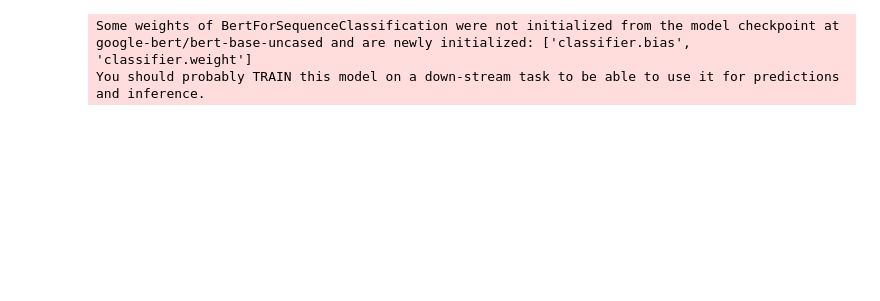
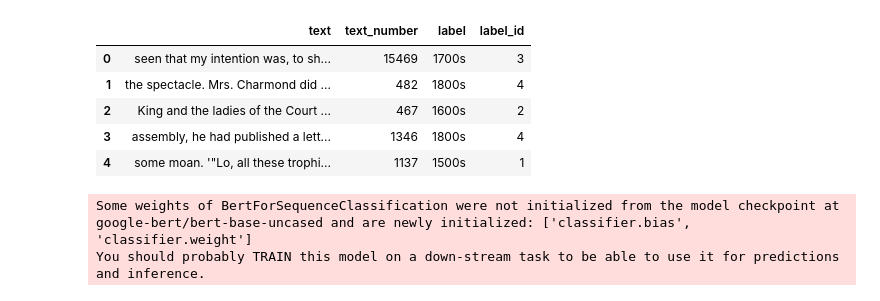
Before and after one commit to james-gashi/english-identity-model, a Jupyter notebook: Bert.ipynb, the cells around one changed output. Saved outputs shown, nothing was run; the diff lists cells and outputs as text; code cells hidden in the pictures; blank space fills up the shorter version.

```diff
--- a/Bert.ipynb
+++ b/Bert.ipynb
@@ -17,6 +18,14 @@ dataset_dict = load_dataset("csv", data_files="data/gutenberg/uniform_excerpts.c
 # %%
-df = pd.read_csv("data/gutenberg/uniform_excerpts.csv")
+df = pd.read_csv("data/gutenberg/uniform_excerpts_2.csv")
 # %%
-x = df['text']
-y = df['label']
+label_encoder = LabelEncoder()
+df["label_id"] = label_encoder.fit_transform(df["label"])
+df.head()
+# %% [output]
+|  | text | text_number | label | label_id |
+| 0 | seen that my intention was, to sh... | 15469 | 1700s | 3 |
+| 1 | the spectacle. Mrs. Charmond did ... | 482 | 1800s | 4 |
+| 2 | King and the ladies of the Court ... | 467 | 1600s | 2 |
+| 3 | assembly, he had published a lett... | 1346 | 1800s | 4 |
+| 4 | some moan. '"Lo, all these trophi... | 1137 | 1500s | 1 |
 # %%
```
Also changed, not shown: parts of 5 cells of this notebook.
